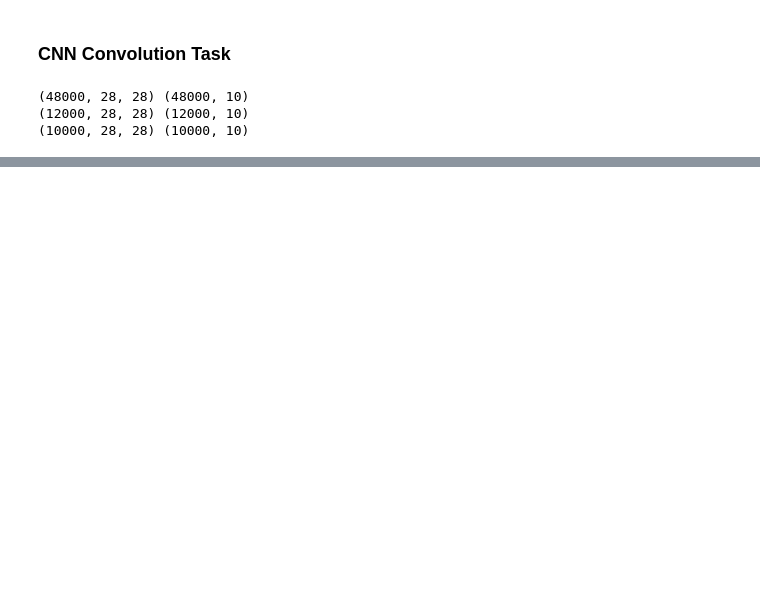
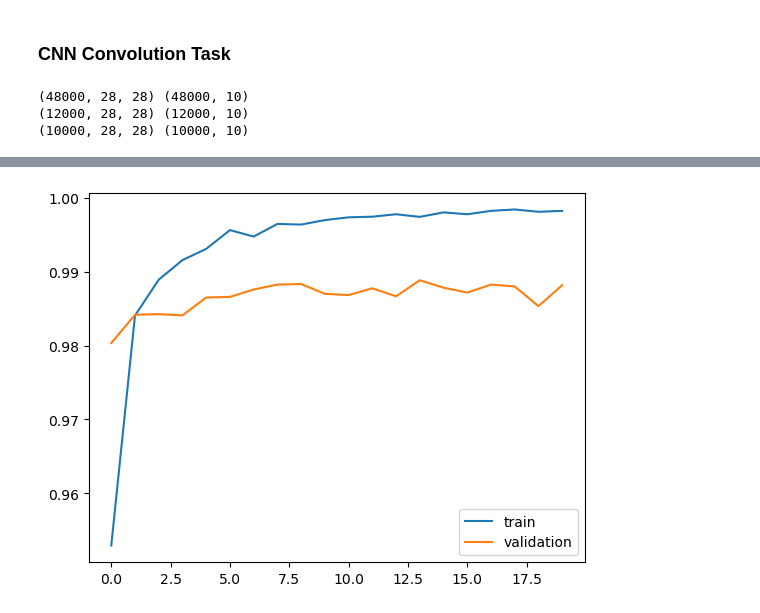
Before and after one commit to songseogyeong/study-deep_learning, a Jupyter notebook: d_cnn/a_cnn_task01.ipynb, the cells around one changed output, grey strips where cells are left out. Drawn from its saved outputs; the diff is of its cells as text; code cells hidden in the pictures; blank space fills up the shorter version.

```diff
--- a/d_cnn/a_cnn_task01.ipynb
+++ b/d_cnn/a_cnn_task01.ipynb
@@ -41,0 +192,13 @@ print(test_images.shape, test_oh_targets.shape)
+# %%
+from tensorflow.keras.optimizers import Adam
+from tensorflow.keras.losses import CategoricalCrossentropy
+
+# 모델 컴파일
+model.compile(optimizer=Adam(0.001), loss=CategoricalCrossentropy(), metrics=['acc'])
+# %%
+# 훈련
+history = model.fit(x=train_images,
+                    y=train_oh_targets,
+                    batch_size=64,
+                    epochs=20,
+                    validation_data=(validation_images, validation_oh_targets))
@@ -41,0 +223,12 @@ print(test_images.shape, test_oh_targets.shape)
+# %%
+import matplotlib.pyplot as plt
+
+# 학습과정 지표를 그래프화
+def show_history(history):
+    plt.plot(history.history['acc'], label='train')
+    plt.plot(history.history['val_acc'], label='validation')
+    plt.legend()
+
+show_history(history)
+# %% [output]
+[figure, added]
```
Also changed, not shown: parts of 10 cells of this notebook, 2 other files.
